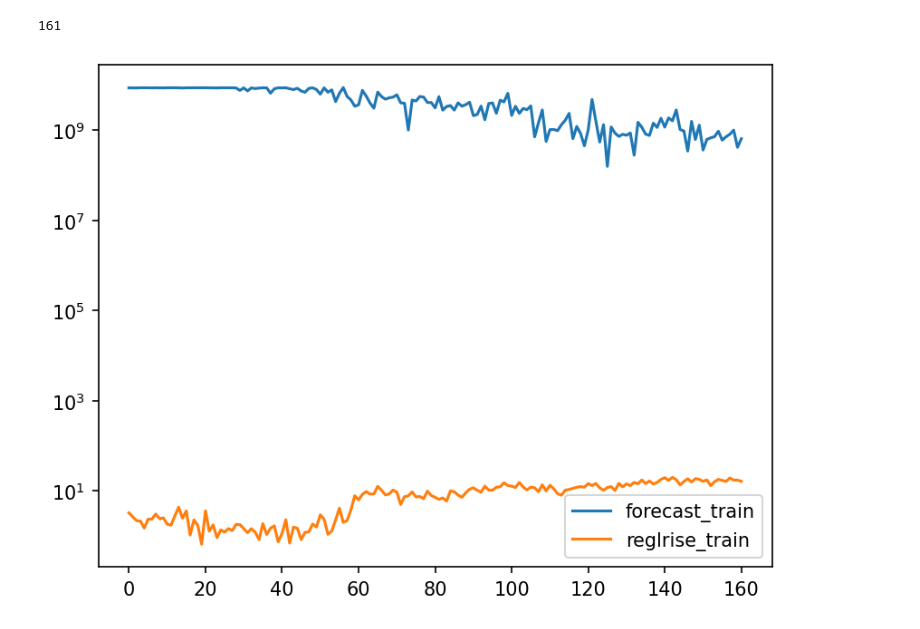
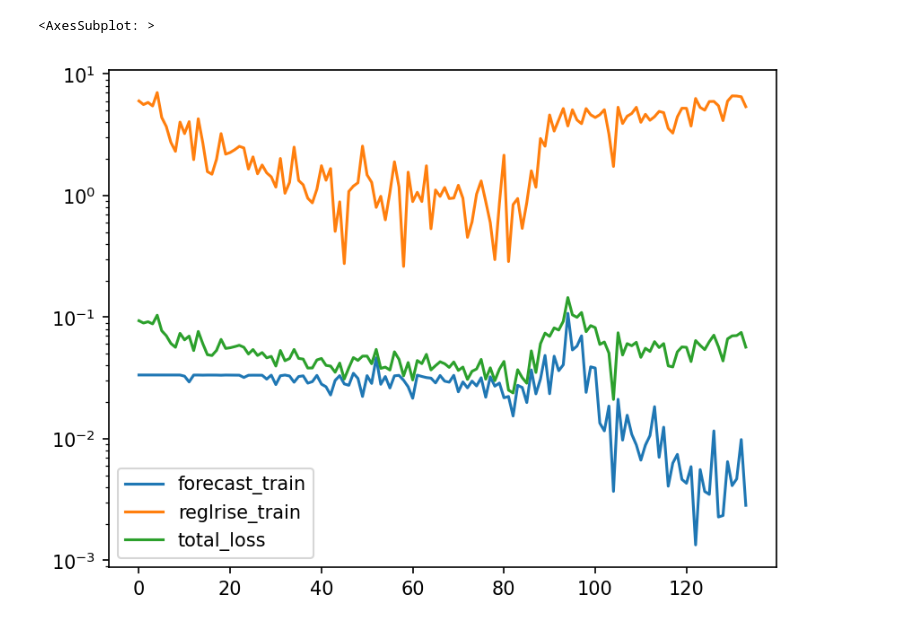
Before and after one commit to arnauqb/bayesian_gradabm, a Jupyter notebook: notebooks/plot_loss.ipynb, the cells around one changed output. Saved outputs shown, nothing was run; the diff lists cells and outputs as text; code cells hidden in the pictures.

Commit message:
script for scanning

```diff
--- a/notebooks/plot_loss.ipynb
+++ b/notebooks/plot_loss.ipynb
@@ -5 +6,11 @@ import matplotlib as mpl
 mpl.rcParams["figure.dpi"] = 150
+# %%
+fname = "../scripts/weight_0.01_second/losses_data.csv"
+weight = float(fname.split("/")[2].split("_")[1])
+df = pd.read_csv(fname, index_col=0)
+df["total_loss"] = df["forecast_train"] + weight * df["reglrise_train"]
+#df.plot(logy=True)
+print(len(df))
+print(f"Best: {np.argmin(df.forecast_train)}")
+toplot = df[[col for col in df.columns if "forecast" in col]]
+toplot.plot(logy=True)
@@ -6,7 +22,5 @@ mpl.rcParams["figure.dpi"] = 150
 # %%
-df = pd.read_csv("./losses_data.csv", index_col=0)
 df.plot(logy=True)
-len(df)
 # %% [output]
-161
+<AxesSubplot: >
-[figure, old version]
+[figure, new version]
```
Also changed, not shown: parts of 3 cells of this notebook, 2 other files.
